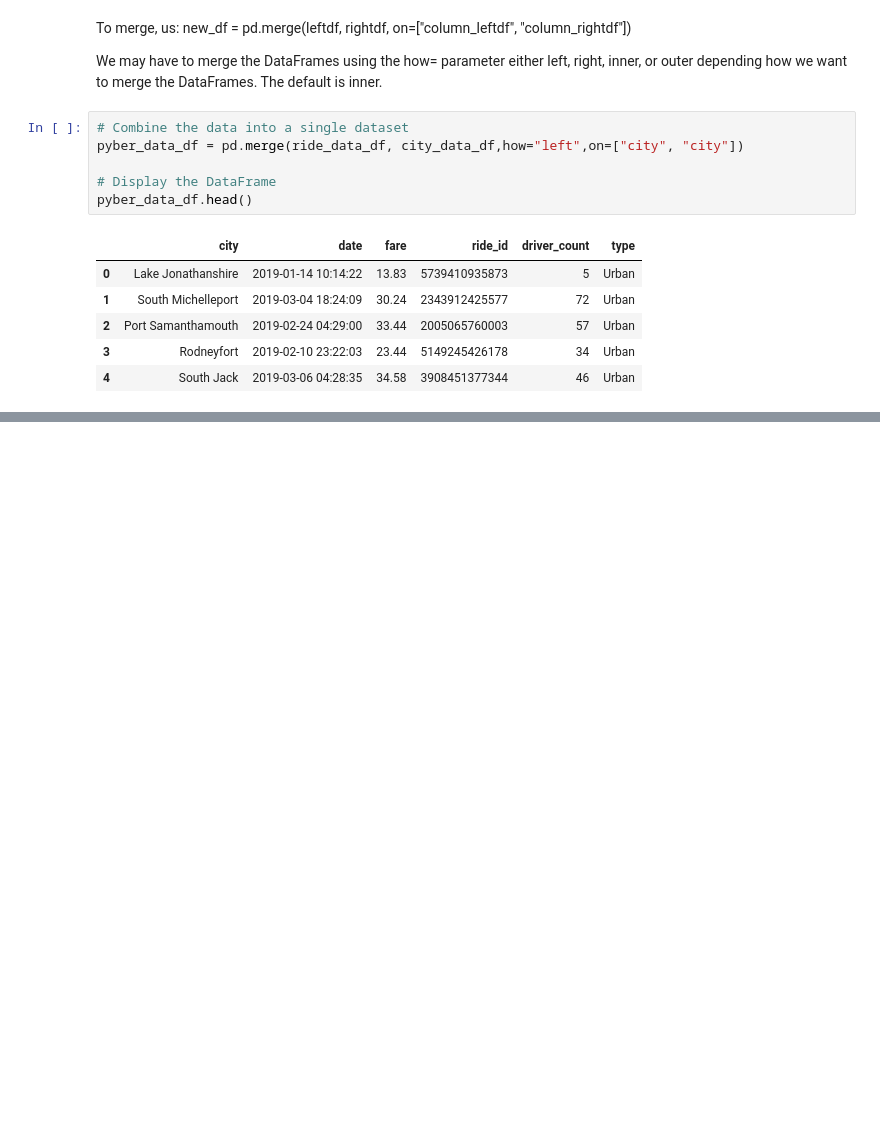
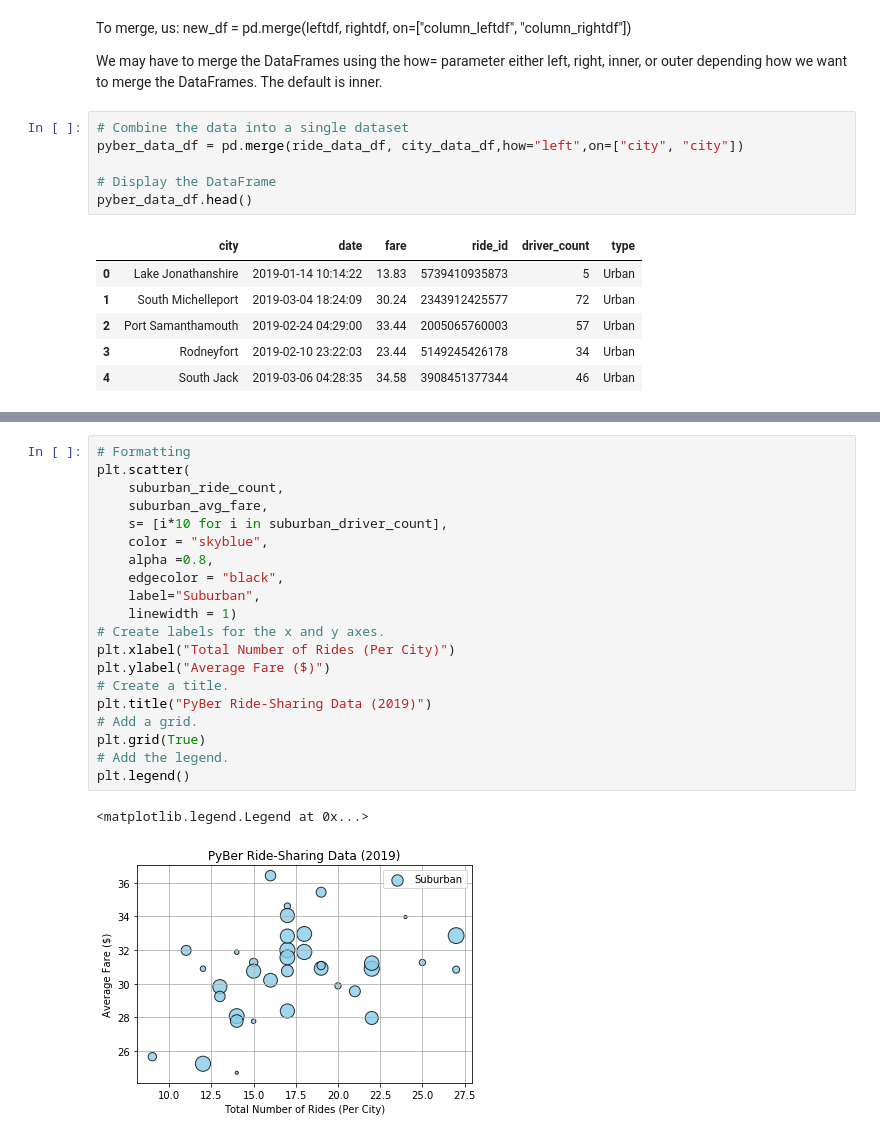
Before and after one commit to markeiabc/PyBer_Analysis, a Jupyter notebook: PyBer.ipynb, the cells around one changed output, grey strips where cells are left out. Saved outputs shown, nothing was run; the diff lists cells and outputs as text; blank space fills up the shorter version.

```diff
--- a/PyBer.ipynb
+++ b/PyBer.ipynb
@@ -144,0 +211,23 @@ pyber_data_df.head()
+# %%
+# Formatting
+plt.scatter(
+    suburban_ride_count,
+    suburban_avg_fare,
+    s= [i*10 for i in suburban_driver_count],
+    color = "skyblue",
+    alpha =0.8,
+    edgecolor = "black",
+    label="Suburban",
+    linewidth = 1)
+# Create labels for the x and y axes.
+plt.xlabel("Total Number of Rides (Per City)")
+plt.ylabel("Average Fare ($)")
+# Create a title.
+plt.title("PyBer Ride-Sharing Data (2019)")
+# Add a grid.
+plt.grid(True)
+# Add the legend.
+plt.legend()
+# %% [output]
+<matplotlib.legend.Legend at 0x...>
+[figure, added]
```
Also changed, not shown: parts of 19 cells of this notebook, 1 other file.
